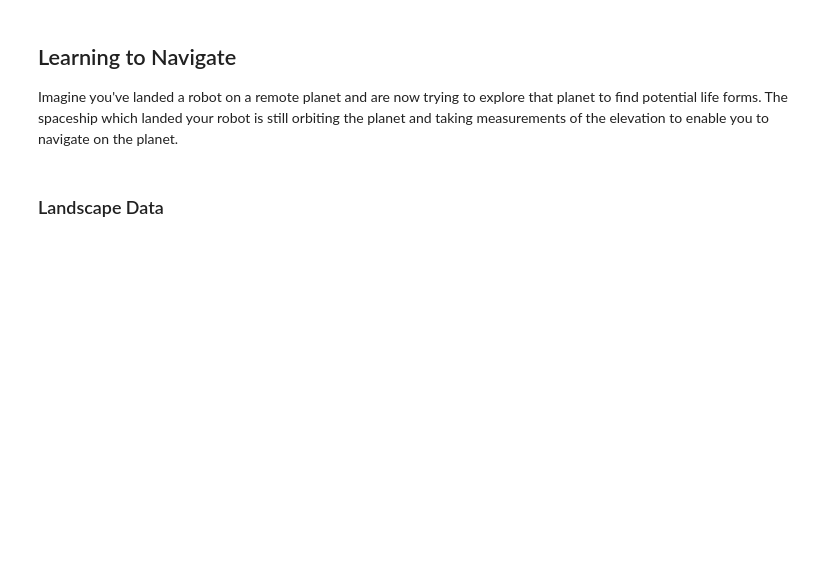
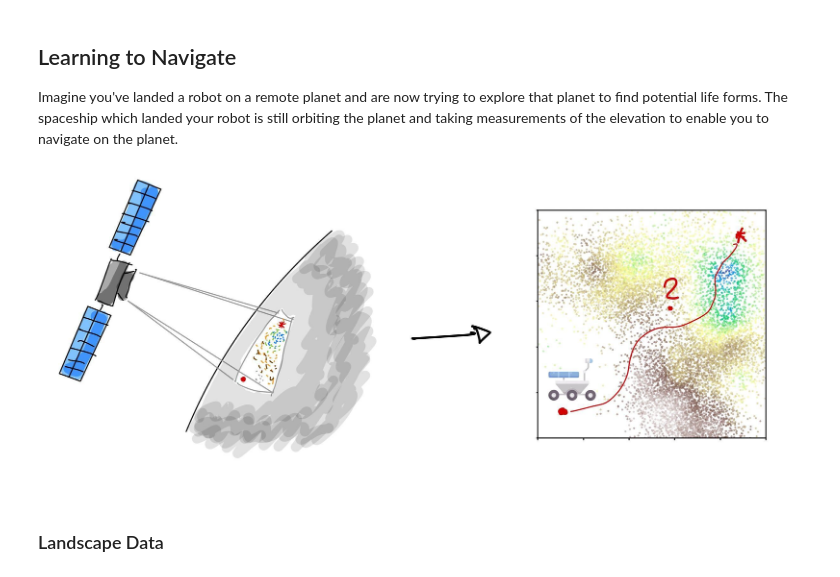
Before and after one commit to probabilistic-numerics/probnum-spring-school, a Jupyter notebook: 2023/tutorials/computation_aware_gps/tutorial_path_planning.ipynb, the cells around one changed output. Cells and saved outputs as stored; diff of their text form; code cells hidden in the pictures; blank space fills up the shorter version.

Commit message:
illustration of setup added

```diff
--- a/2023/tutorials/computation_aware_gps/tutorial_path_planning.ipynb
+++ b/2023/tutorials/computation_aware_gps/tutorial_path_planning.ipynb
@@ -22,6 +22,12 @@ pykeops.set_verbose(False)
 ## Learning to Navigate
 
 Imagine you've landed a robot on a remote planet and are now trying to explore that planet to find potential life forms. The spaceship which landed your robot is still orbiting the planet and taking measurements of the elevation to enable you to navigate on the planet.
+# %%
+from IPython.display import Image
+
+Image(filename="learning_to_plan_illustration.jpg")
+# %% [output]
+[figure, added]
 # %% [markdown]
 ### Landscape Data
 # %%
```
Also changed, not shown: parts of 7 cells of this notebook, 1 other file.
